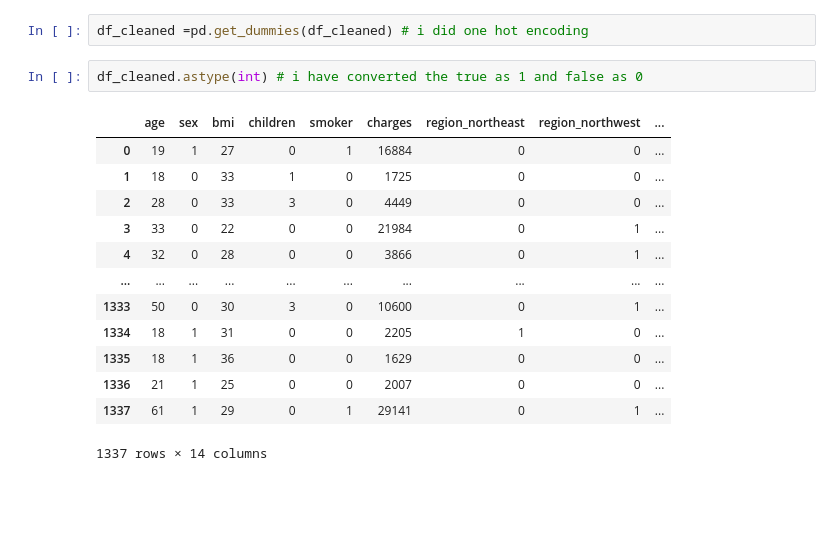
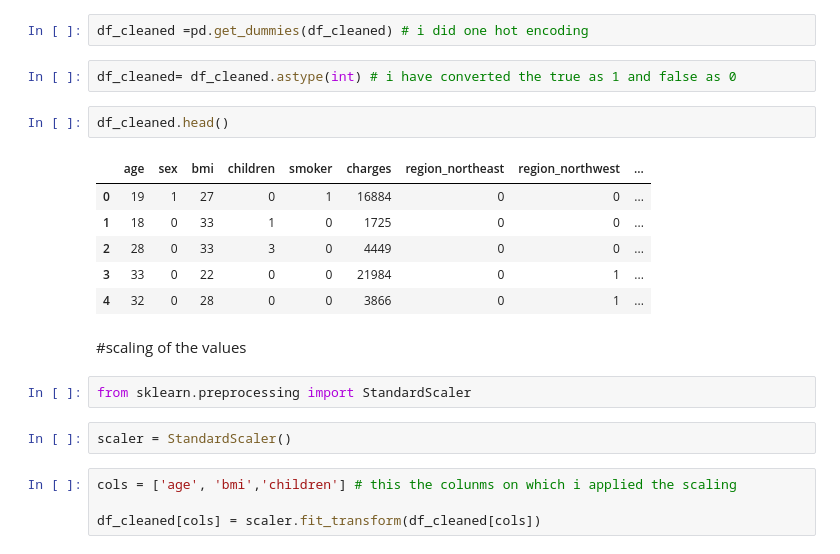
Before and after one commit to rohit2647/codel1, a Jupyter notebook: eda_insurance.ipynb, the cells around one changed output. Cells and saved outputs as stored; diff of their text form; blank space fills up the shorter version.

```diff
--- a/eda_insurance.ipynb
+++ b/eda_insurance.ipynb
@@ -231,18 +231,23 @@ df_cleaned
 # %%
 df_cleaned =pd.get_dummies(df_cleaned) # i did one hot encoding
 # %%
-df_cleaned.astype(int) # i have converted the true as 1 and false as 0
+df_cleaned= df_cleaned.astype(int) # i have converted the true as 1 and false as 0
-# %% [output]
-|  | age | sex | bmi | children | smoker | charges | region_northeast | region_northwest | ... |
-| 0 | 19 | 1 | 27 | 0 | 1 | 16884 | 0 | 0 | ... |
-| 1 | 18 | 0 | 33 | 1 | 0 | 1725 | 0 | 0 | ... |
-| 2 | 28 | 0 | 33 | 3 | 0 | 4449 | 0 | 0 | ... |
-| 3 | 33 | 0 | 22 | 0 | 0 | 21984 | 0 | 1 | ... |
-| 4 | 32 | 0 | 28 | 0 | 0 | 3866 | 0 | 1 | ... |
-| ... | ... | ... | ... | ... | ... | ... | ... | ... | ... |
-| 1333 | 50 | 0 | 30 | 3 | 0 | 10600 | 0 | 1 | ... |
-| 1334 | 18 | 1 | 31 | 0 | 0 | 2205 | 1 | 0 | ... |
-| 1335 | 18 | 1 | 36 | 0 | 0 | 1629 | 0 | 0 | ... |
-| 1336 | 21 | 1 | 25 | 0 | 0 | 2007 | 0 | 0 | ... |
-| 1337 | 61 | 1 | 29 | 0 | 1 | 29141 | 0 | 1 | ... |
-1337 rows × 14 columns
+# %%
+df_cleaned.head()
+# %% [output]
+|  | age | sex | bmi | children | smoker | charges | region_northeast | region_northwest | ... |
+| 0 | 19 | 1 | 27 | 0 | 1 | 16884 | 0 | 0 | ... |
+| 1 | 18 | 0 | 33 | 1 | 0 | 1725 | 0 | 0 | ... |
+| 2 | 28 | 0 | 33 | 3 | 0 | 4449 | 0 | 0 | ... |
+| 3 | 33 | 0 | 22 | 0 | 0 | 21984 | 0 | 1 | ... |
+| 4 | 32 | 0 | 28 | 0 | 0 | 3866 | 0 | 1 | ... |
+# %% [markdown]
+#scaling of the values
+# %%
+from sklearn.preprocessing import StandardScaler
+# %%
+scaler = StandardScaler()
+# %%
+cols = ['age', 'bmi','children'] # this the colunms on which i applied the scaling
+
+df_cleaned[cols] = scaler.fit_transform(df_cleaned[cols])
```
Also changed, not shown: parts of 1 cell of this notebook.
